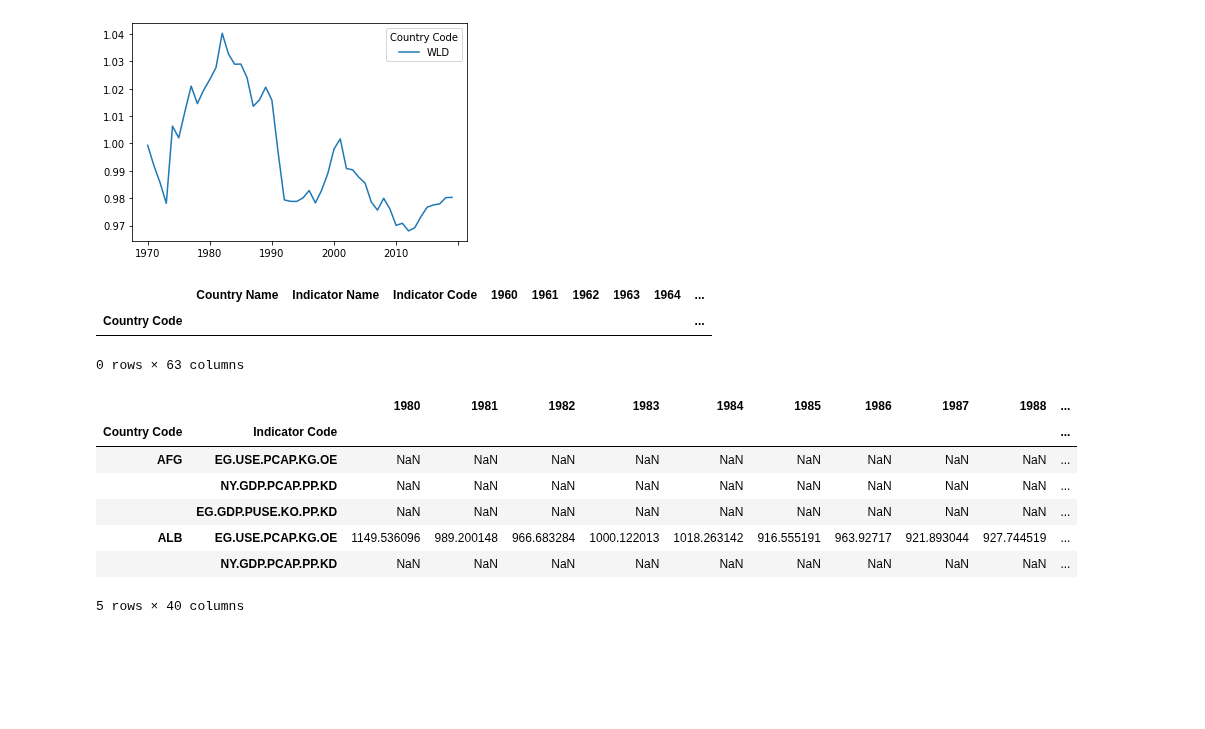
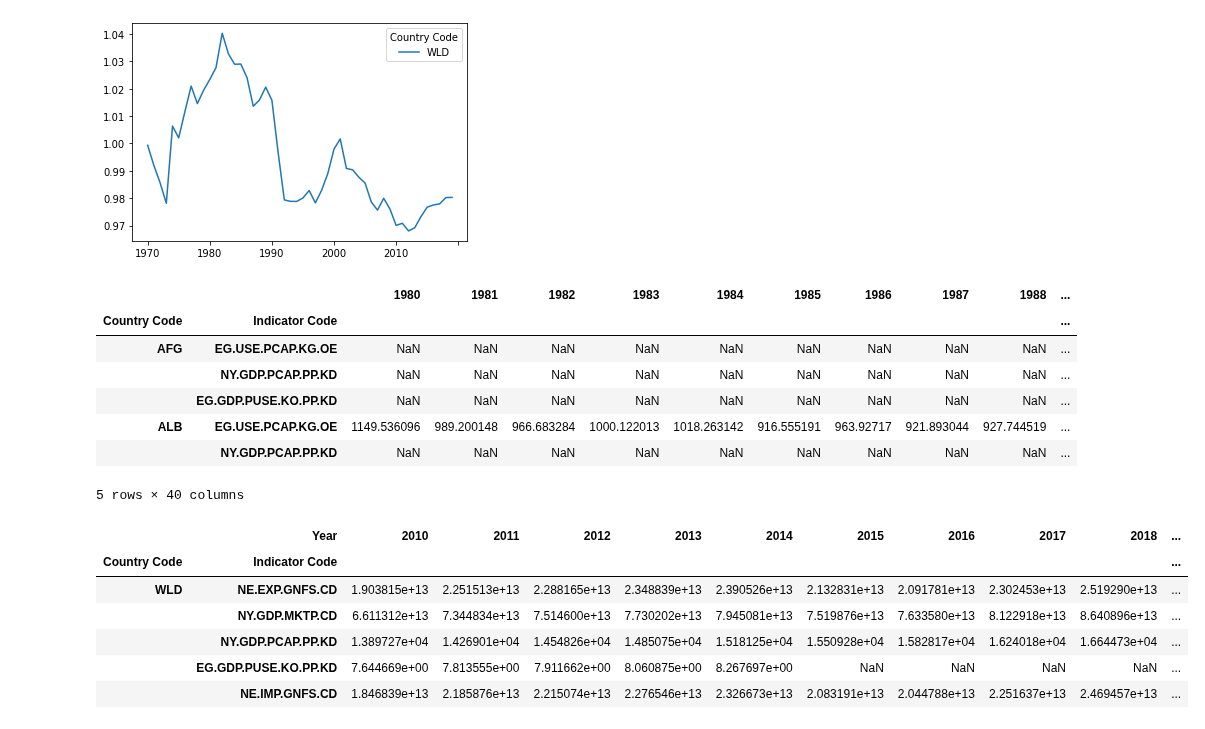
Before and after one commit to drakesiard/em-2020, a Jupyter notebook: data/D1_extract_WB_series.ipynb, the cells around one changed output. Drawn from its saved outputs; the diff is of its cells as text; code cells hidden in the pictures; blank space fills up the shorter version.

```diff
--- a/data/D1_extract_WB_series.ipynb
+++ b/data/D1_extract_WB_series.ipynb
@@ -18,5 +18,6 @@ import pandas as pd
 data_path = _dh[0]
 assert data_path.endswith(os.path.join('em-2020','data'))
 # %%
-zf = zipfile.ZipFile(os.path.join(data_path, 'WDI_csv.zip'))
+wdi_zipfd = zipfile.ZipFile(os.path.join(data_path, 'WDI_csv.zip'))
+output_path = os.path.join(data_path, 'WDI_reshaped.csv')
 # %%
@@ -34,6 +35,7 @@ raw_indicators = [
     'NE.IMP.GNFS.CD',
     'NE.EXP.GNFS.CD',
     'NY.GDP.MKTP.CD',
+    'SP.POP.TOTL',
 ]
 series.loc[raw_indicators[0:], ['Indicator Name']]
 # %% [output]
@@ -71,7 +74,7 @@ country_group_map['CEB']
 # %% [output]
 {'BGR', 'CZE', 'EST', 'HRV', 'HUN', 'LTU', 'LVA', 'POL', 'ROU', 'SVK', 'SVN'}
 # %%
-data = pd.read_csv(zf.open('WDIData.csv'))
+data = pd.read_csv(wdi_zipfd.open('WDIData.csv'))
 # %%
 # The last column in the CSV file is empty
 data.dropna(axis='columns', how='all', inplace=True)
@@ -125,20 +128,27 @@ world_imports.divide(world_exports).T.plot()
 energy = ['NY.GDP.PCAP.PP.KD',
     'EG.USE.PCAP.KG.OE',
     'EG.GDP.PUSE.KO.PP.KD']
-data.loc[is_country & (data['Indicator Code'].isin(energy))].set_index('Country Code')[1980:]
+x = data.loc[is_country & data['Indicator Code'].isin(energy)].set_index(['Country Code', 'Indicator Code']).loc[:, '1980':]
+x.head()
 # %% [output]
-|  | Country Name | Indicator Name | Indicator Code | 1960 | 1961 | 1962 | 1963 | 1964 | ... |
-| Country Code |  |  |  |  |  |  |  |  | ... |
+|  |  | 1980 | 1981 | 1982 | 1983 | 1984 | 1985 | 1986 | 1987 | 1988 | ... |
+| Country Code | Indicator Code |  |  |  |  |  |  |  |  |  | ... |
+| AFG | EG.USE.PCAP.KG.OE | NaN | NaN | NaN | NaN | NaN | NaN | NaN | NaN | NaN | ... |
+|  | NY.GDP.PCAP.PP.KD | NaN | NaN | NaN | NaN | NaN | NaN | NaN | NaN | NaN | ... |
+|  | EG.GDP.PUSE.KO.PP.KD | NaN | NaN | NaN | NaN | NaN | NaN | NaN | NaN | NaN | ... |
+| ALB | EG.USE.PCAP.KG.OE | 1149.536096 | 989.200148 | 966.683284 | 1000.122013 | 1018.263142 | 916.555191 | 963.92717 | 921.893044 | 927.744519 | ... |
+|  | NY.GDP.PCAP.PP.KD | NaN | NaN | NaN | NaN | NaN | NaN | NaN | NaN | NaN | ... |
-0 rows × 63 columns
+5 rows × 40 columns
 # %%
-x = data.loc[is_country & data['Indicator Code'].isin(energy)].set_index(['Country Code', 'Indicator Code']).loc[:, '1980':]
-x.head()
+raw_wdi = data.loc[(is_country | is_world) & data['Indicator Code'].isin(raw_indicators)]
+raw_wdi = raw_wdi.set_index(['Country Code', 'Indicator Code']).loc[:, '1980':]
+raw_wdi.columns.name = 'Year'
+raw_wdi.head().loc[:, '2010':]
 # %% [output]
-|  |  | 1980 | 1981 | 1982 | 1983 | 1984 | 1985 | 1986 | 1987 | 1988 | ... |
+|  | Year | 2010 | 2011 | 2012 | 2013 | 2014 | 2015 | 2016 | 2017 | 2018 | ... |
 | Country Code | Indicator Code |  |  |  |  |  |  |  |  |  | ... |
-| AFG | EG.USE.PCAP.KG.OE | NaN | NaN | NaN | NaN | NaN | NaN | NaN | NaN | NaN | ... |
-|  | NY.GDP.PCAP.PP.KD | NaN | NaN | NaN | NaN | NaN | NaN | NaN | NaN | NaN | ... |
-|  | EG.GDP.PUSE.KO.PP.KD | NaN | NaN | NaN | NaN | NaN | NaN | NaN | NaN | NaN | ... |
-| ALB | EG.USE.PCAP.KG.OE | 1149.536096 | 989.200148 | 966.683284 | 1000.122013 | 1018.263142 | 916.555191 | 963.92717 | 921.893044 | 927.744519 | ... |
-|  | NY.GDP.PCAP.PP.KD | NaN | NaN | NaN | NaN | NaN | NaN | NaN | NaN | NaN | ... |
+| WLD | NE.EXP.GNFS.CD | 1.903815e+13 | 2.251513e+13 | 2.288165e+13 | 2.348839e+13 | 2.390526e+13 | 2.132831e+13 | 2.091781e+13 | 2.302453e+13 | 2.519290e+13 | ... |
+|  | NY.GDP.MKTP.CD | 6.611312e+13 | 7.344834e+13 | 7.514600e+13 | 7.730202e+13 | 7.945081e+13 | 7.519876e+13 | 7.633580e+13 | 8.122918e+13 | 8.640896e+13 | ... |
+|  | NY.GDP.PCAP.PP.KD | 1.389727e+04 | 1.426901e+04 | 1.454826e+04 | 1.485075e+04 | 1.518125e+04 | 1.550928e+04 | 1.582817e+04 | 1.624018e+04 | 1.664473e+04 | ... |
+|  | EG.GDP.PUSE.KO.PP.KD | 7.644669e+00 | 7.813555e+00 | 7.911662e+00 | 8.060875e+00 | 8.267697e+00 | NaN | NaN | NaN | NaN | ... |
+|  | NE.IMP.GNFS.CD | 1.846839e+13 | 2.185876e+13 | 2.215074e+13 | 2.276546e+13 | 2.326673e+13 | 2.083191e+13 | 2.044788e+13 | 2.251637e+13 | 2.469457e+13 | ... |
-5 rows × 40 columns
```
Also changed, not shown: parts of 7 cells of this notebook, 13 other files.
